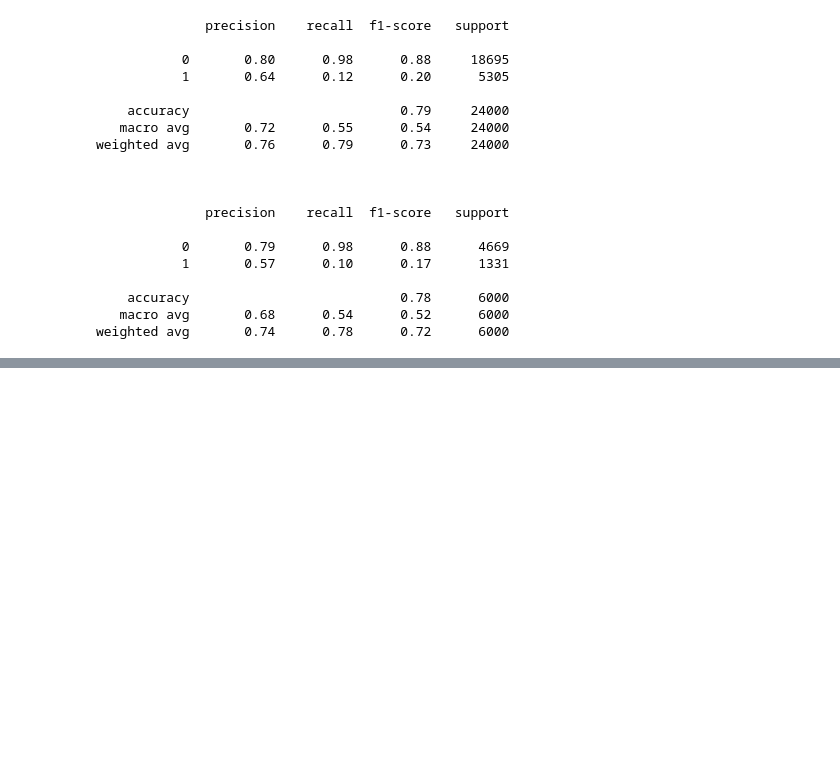
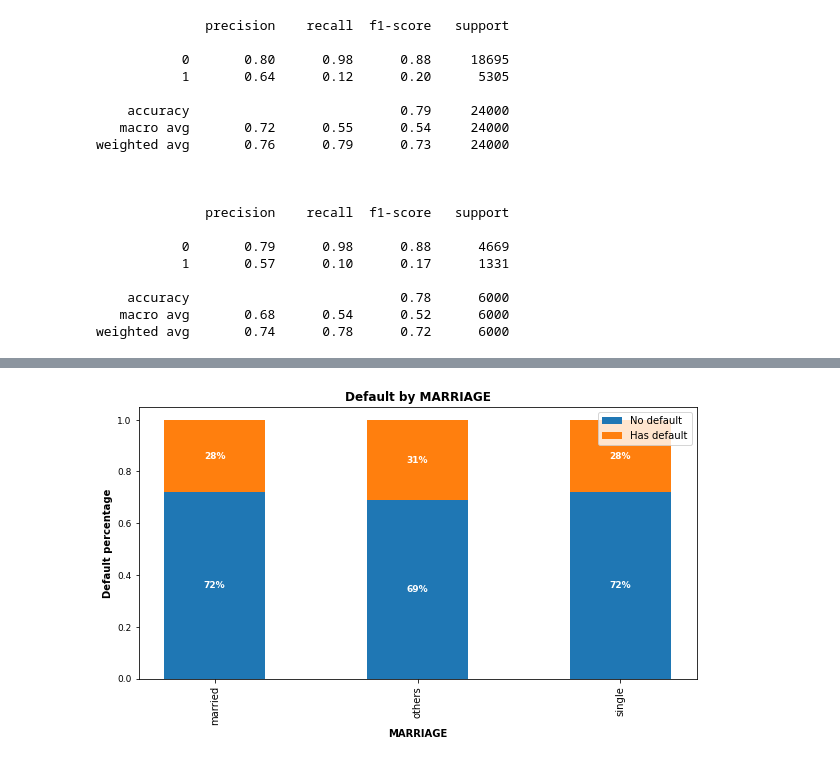
Before and after one commit to VaideswarReddy/Credit_card_default_prediction, a Jupyter notebook: Vaideswar_Reddy_Team_3_Capstone_Project_3.ipynb, the cells around one changed output, grey strips where cells are left out. Cells and saved outputs as stored; diff of their text form; code cells hidden in the pictures; blank space fills up the shorter version.

```diff
--- a/Vaideswar_Reddy_Team_3_Capstone_Project_3.ipynb
+++ b/Vaideswar_Reddy_Team_3_Capstone_Project_3.ipynb
@@ -734,0 +842,4 @@ weighted avg       0.74      0.78      0.72      6000
+# %%
+create_stacked_bar('MARRIAGE')
+# %% [output]
+[figure, added]
```
Also changed, not shown: parts of 16 cells of this notebook.
